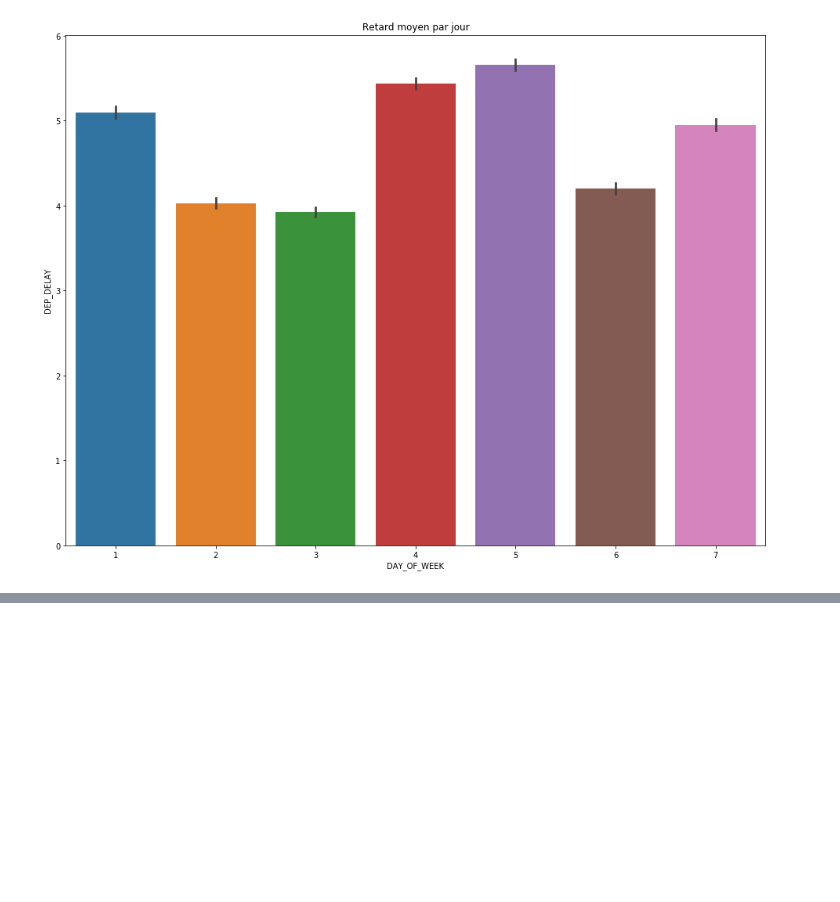
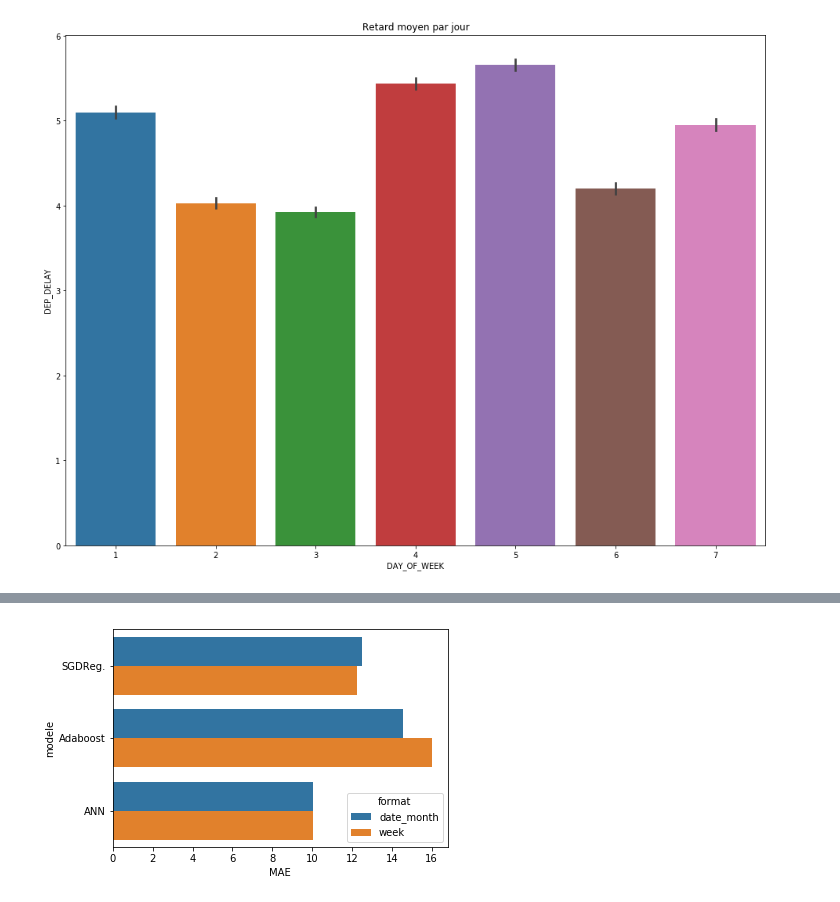
Before and after one commit to Coni63/OC_DS, a Jupyter notebook: Projet 4 - retard avion/Exploration.ipynb, the cells around one changed output, grey strips where cells are left out. Cells and saved outputs as stored; diff of their text form; code cells hidden in the pictures; blank space fills up the shorter version.

```diff
--- a/Projet 4 - retard avion/Exploration.ipynb
+++ b/Projet 4 - retard avion/Exploration.ipynb
@@ -332,0 +335,6 @@ plt.show()
+# %%
+d = {'modele': ["SGDReg.","SGDReg.","Adaboost","Adaboost", "ANN", "ANN"],
+     'format': ["date_month", "week", "date_month", "week", "date_month", "week"],
+     'value' : [12.477385331214609, 12.236544263511545, 14.5661906634, 16.0058384287, 10.0468, 10.0277]}
+# %%
+dftemp = pd.DataFrame(data=d)
@@ -332,0 +351,7 @@ plt.show()
+# %%
+sns.barplot(x="value", y="modele", hue="format", data=dftemp)
+plt.xlabel("MAE")
+plt.savefig("performance_test.png")
+plt.show()
+# %% [output]
+[figure, added]
```
Also changed, not shown: parts of 2 cells of this notebook, 3 other files.
